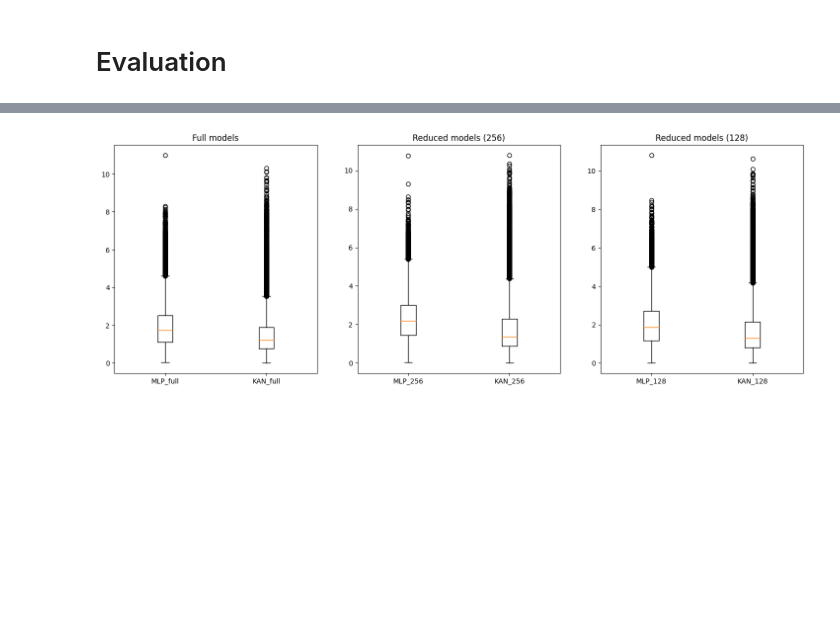
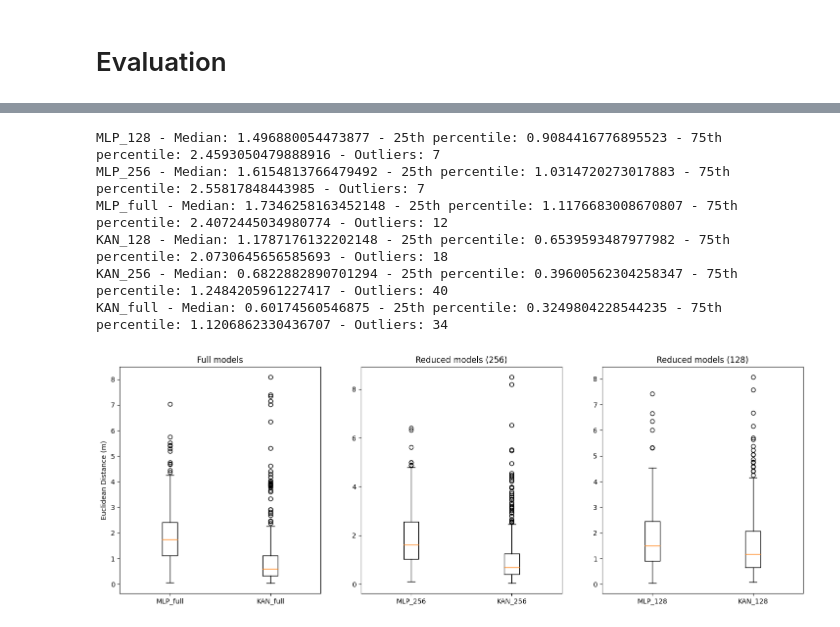
Before and after one commit to RobbieGodschalk/IPS-MLP-KAN, a Jupyter notebook: IPS_training.ipynb, the cells around one changed output, grey strips where cells are left out. Drawn from its saved outputs; the diff is of its cells as text; code cells hidden in the pictures; blank space fills up the shorter version.

Commit message:
Results for training on just all the training data of month 01

```diff
--- a/IPS_training.ipynb
+++ b/IPS_training.ipynb
@@ -178,11 +178,11 @@ df_val_y: (720, 2)
 # %%
-months = ['01', '02', '03', '04', '05', '06', '07', '08', '09', '10', '11', '12', '13', '14', '15', '16', '17', '18', '19', '20', '21', '22', '23', '24', '25']
-sets = ['01', '02', '03'] # 01 Corresponds to the same locations as the training set - All with same direction
+months = ['01']
+sets = ['01'] # 01 Corresponds to the same locations as the training set - All with same direction
 type = DatasetType.TEST
 
 df_test_full = get_preprocessed_dataset(data_path, months, sets, type, num_APs, scaling_strategy, floor)
 df_test_x = df_test_full.iloc[:, :-3] # Just the RSSI values
 df_test_y = df_test_full.iloc[:, -3:-1] # Just the x and y coordinates (no floor)
 
-if DEBUG: print('df_test01-02-03_full:', df_test_full.shape)
+if DEBUG: print('df_test:', df_test_full.shape)
 # %% [output]
@@ -519,9 +519,9 @@ def MLP_SAE_optimize(trial, SAE, input_size, optim : str = 'Adam') -> float:
 # Use the following booleans to enable or disable the grid-search for the different models.
 # After running the grid-search, train the final models with the best hyperparameters.
 
-SEARCH_MLP_FULL = False
-SEARCH_MLP_REDUCED_256 = False
-SEARCH_MLP_REDUCED_128 = False
+SEARCH_MLP_FULL = True
+SEARCH_MLP_REDUCED_256 = True
+SEARCH_MLP_REDUCED_128 = True
 
 TRIALS_MLP = 20
 # %%
@@ -803,9 +803,9 @@ def KAN_SAE_optimize(trial, SAE, input_size, optim : str = 'Adam') -> float:
 # Use the following booleans to enable or disable the grid-search for the different models.
 # After running the grid-search, train the final models with the best hyperparameters.
 
-SEARCH_KAN_FULL = False
-SEARCH_KAN_REDUCED_256 = False
-SEARCH_KAN_REDUCED_128 = False
+SEARCH_KAN_FULL = True
+SEARCH_KAN_REDUCED_256 = True
+SEARCH_KAN_REDUCED_128 = True
 
 TRIALS_KAN = 20
 # %%
@@ -989,14 +989,14 @@ else:
     # TODO: Find a way to get the hyperparameters from before ==> LAYERS AND DROPOUT RATE MUST BE ADDED BY HAND FOR NOW
 
     # Load the MLP models
-    mlp_full = load_MLP_model(model_paths['MLP']['full'], [256, 256, 256, 620], 0.500715044695168, 620)
-    mlp_256 = load_MLP_model(model_paths['MLP']['256'], [256, 256], 0.29939913412687036, 256)
-    mlp_128 = load_MLP_model(model_paths['MLP']['128'], [620, 620, 512], 0.4381069933899059, 128)
+    mlp_full = load_MLP_model(model_paths['MLP']['full'], [700, 64], 0.20163246481690708, 620)
+    mlp_256 = load_MLP_model(model_paths['MLP']['256'], [700, 128, 512, 512], 0.3254543738426199, 256)
+    mlp_128 = load_MLP_model(model_paths['MLP']['128'], [620, 700], 0.27699133072484455, 128)
 
     # Load the KAN models
-    kan_full = load_KAN_model(model_paths['KAN']['full'], [256, 128, 256, 32], 620)
-    kan_256 = load_KAN_model(model_paths['KAN']['256'], [32, 64, 256, 64], 256)
-    kan_128 = load_KAN_model(model_paths['KAN']['128'], [700, 620, 32], 128)
+    kan_full = load_KAN_model(model_paths['KAN']['full'], [620, 700, 64, 32], 620)
+    kan_256 = load_KAN_model(model_paths['KAN']['256'], [32, 620, 64], 256)
+    kan_128 = load_KAN_model(model_paths['KAN']['128'], [512, 64, 620, 700], 128)
 
     # Load the SAE models
     mlp_SAE_256 = load_SAE(SAE_paths['MLP']['256'], 256)
@@ -1056,29 +1056,48 @@ else:
 # %%
 import matplotlib.pyplot as plt
 
 if not perform_evaluation:
     print('Evaluation is disabled')
 else:
     data = {
         'MLP_128': mlp_128_distances,
         'MLP_256': mlp_256_distances,
         'MLP_full': mlp_full_distances,
         'KAN_128': kan_128_distances,
         'KAN_256': kan_256_distances,
         'KAN_full': kan_full_distances
     }
 
     # Create boxplots for the results
+
     fig, axes = plt.subplots(1, 3, figsize=(18, 6))
     axes[0].boxplot([data['MLP_full'], data['KAN_full']], labels=['MLP_full', 'KAN_full'])
     axes[0].set_title('Full models')
 
     axes[1].boxplot([data['MLP_256'], data['KAN_256']], labels=['MLP_256', 'KAN_256'])
     axes[1].set_title('Reduced models (256)')
 
     axes[2].boxplot([data['MLP_128'], data['KAN_128']], labels=['MLP_128', 'KAN_128'])
     axes[2].set_title('Reduced models (128)')
 
+    axes[0].set_ylabel('Euclidean Distance (m)')
+
+    # Enable light grid
+    # for ax in axes:
+    #     ax.grid(True)
+
+    # Print the median, 25ht and 75th percentiles, and number of outliers for each model
+    for key, value in data.items():
+
+        print(f'{key} - Median: {np.median(value)} - 25th percentile: {np.percentile(value, 25)} - 75th percentile: {np.percentile(value, 75)} - Outliers: {np.sum(value > np.percentile(value, 75) + 1.5*(np.percentile(value, 75) - np.percentile(value, 25)))}')
+
+
     plt.show()
 # %% [output]
+MLP_128 - Median: 1.496880054473877 - 25th percentile: 0.9084416776895523 - 75th percentile: 2.4593050479888916 - Outliers: 7
+MLP_256 - Median: 1.6154813766479492 - 25th percentile: 1.0314720273017883 - 75th percentile: 2.55817848443985 - Outliers: 7
+MLP_full - Median: 1.7346258163452148 - 25th percentile: 1.1176683008670807 - 75th percentile: 2.4072445034980774 - Outliers: 12
+KAN_128 - Median: 1.1787176132202148 - 25th percentile: 0.6539593487977982 - 75th percentile: 2.0730645656585693 - Outliers: 18
+KAN_256 - Median: 0.6822882890701294 - 25th percentile: 0.39600562304258347 - 75th percentile: 1.2484205961227417 - Outliers: 40
+KAN_full - Median: 0.60174560546875 - 25th percentile: 0.3249804228544235 - 75th percentile: 1.1206862330436707 - Outliers: 34
-[figure, old version]
+[figure, new version]
```
Also changed, not shown: parts of 5 cells of this notebook, 20 other files.
